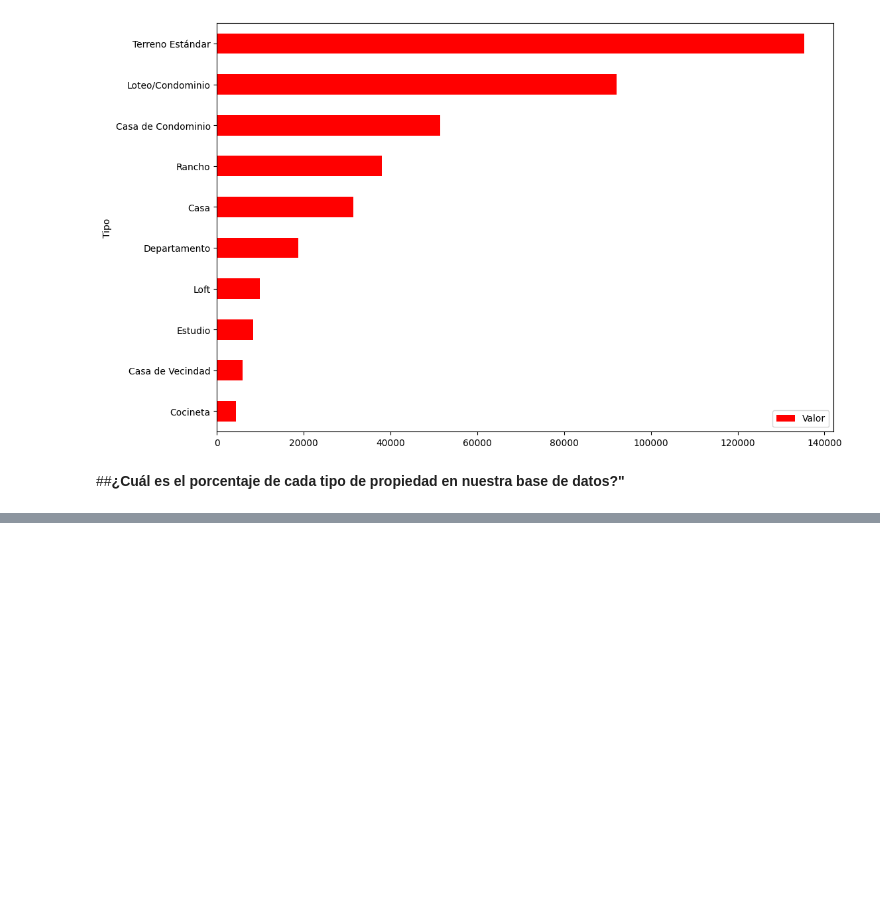
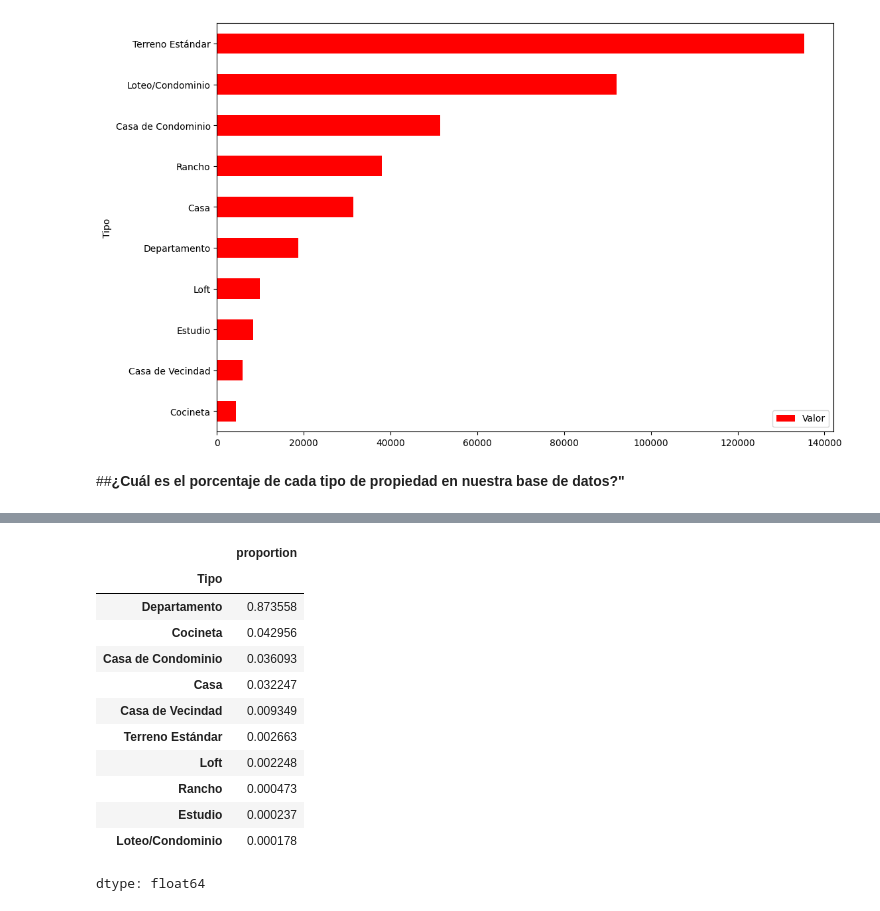
Before and after one commit to EduardoJBenavidesC/Proyecto-Completo, a Jupyter notebook: inmuebles_cdmx.ipynb, the cells around one changed output, grey strips where cells are left out. Cells and saved outputs as stored; diff of their text form; code cells hidden in the pictures; blank space fills up the shorter version.

```diff
--- a/inmuebles_cdmx.ipynb
+++ b/inmuebles_cdmx.ipynb
@@ -337,0 +354,16 @@ df_tipo_precio.plot(kind='barh',figsize=(12,8),color='red')
+# %%
+df.Tipo.value_counts(normalize=True)
+# %% [output]
+|  | proportion |
+| Tipo |  |
+| Departamento | 0.873558 |
+| Cocineta | 0.042956 |
+| Casa de Condominio | 0.036093 |
+| Casa | 0.032247 |
+| Casa de Vecindad | 0.009349 |
+| Terreno Estándar | 0.002663 |
+| Loft | 0.002248 |
+| Rancho | 0.000473 |
+| Estudio | 0.000237 |
+| Loteo/Condominio | 0.000178 |
+dtype: float64
```
Also changed, not shown: parts of 6 cells of this notebook.
